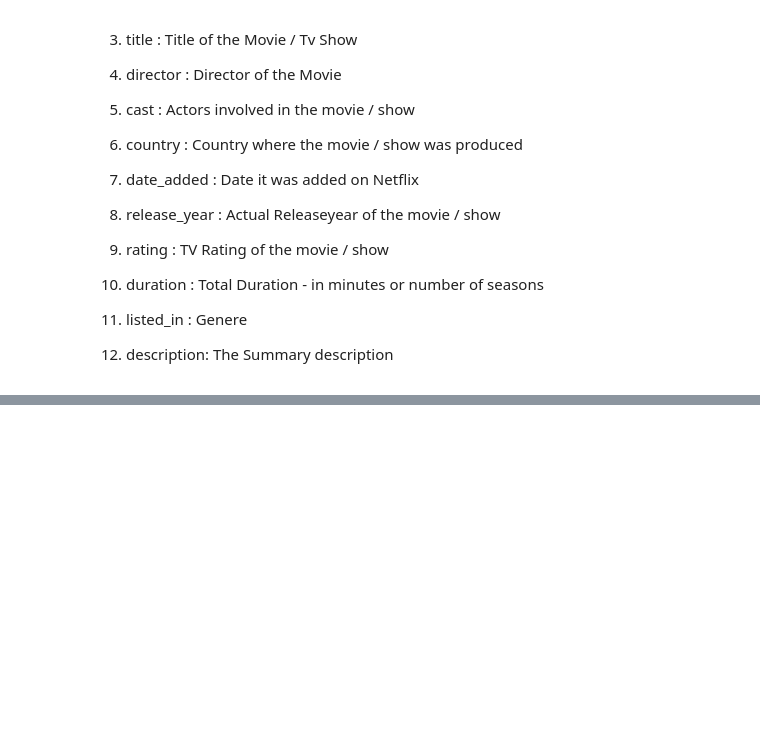
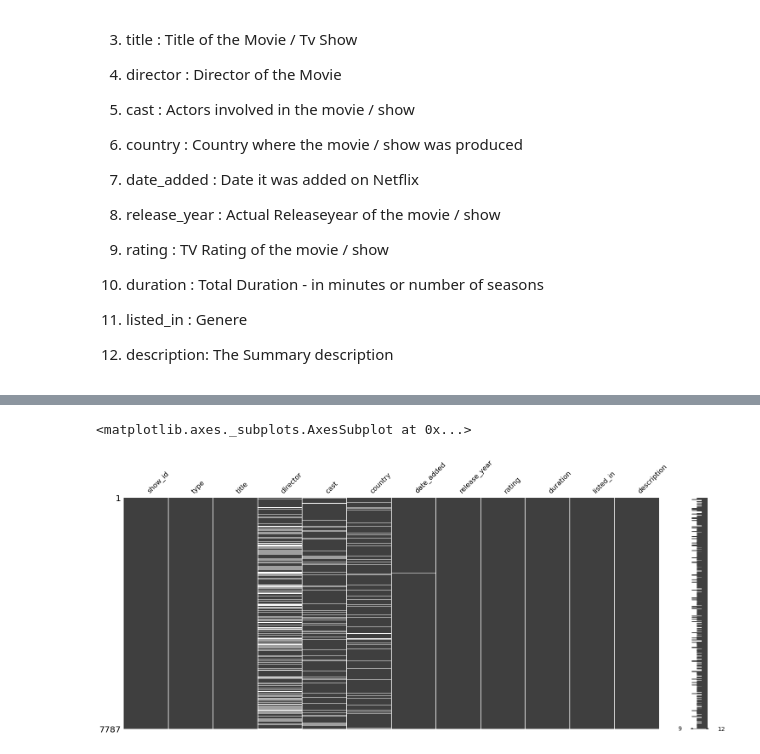
Before and after one commit to ajitpadole/-Netflix-Movies-and-TV-Shows-Clustering, a Jupyter notebook: NETFLIX_MOVIES_AND_TV_SHOWS_CLUSTERING.ipynb, the cells around one changed output, grey strips where cells are left out. Saved outputs shown, nothing was run; the diff lists cells and outputs as text; code cells hidden in the pictures; blank space fills up the shorter version.

```diff
--- a/NETFLIX_MOVIES_AND_TV_SHOWS_CLUSTERING.ipynb
+++ b/NETFLIX_MOVIES_AND_TV_SHOWS_CLUSTERING.ipynb
@@ -44,0 +60,2 @@ Integrating this dataset with other external datasets such as IMDB ratings, rott
+# %%
+df=pd.read_csv("/content/drive/MyDrive/ Netflix-Movies-and-TV-Shows-Clustering/NETFLIX MOVIES AND TV SHOWS CLUSTERING.csv")
@@ -44,0 +159,6 @@ Integrating this dataset with other external datasets such as IMDB ratings, rott
+# %%
+# visvalize missing values as a matrix
+msno.matrix(df)
+# %% [output]
+<matplotlib.axes._subplots.AxesSubplot at 0x...>
+[figure, added]
```
Also changed, not shown: parts of 15 cells of this notebook.
